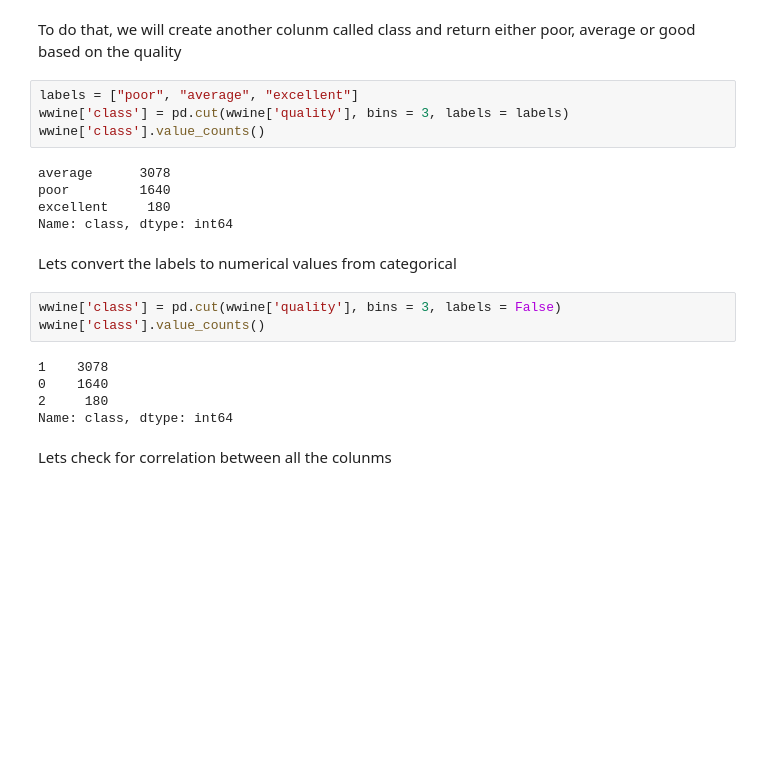
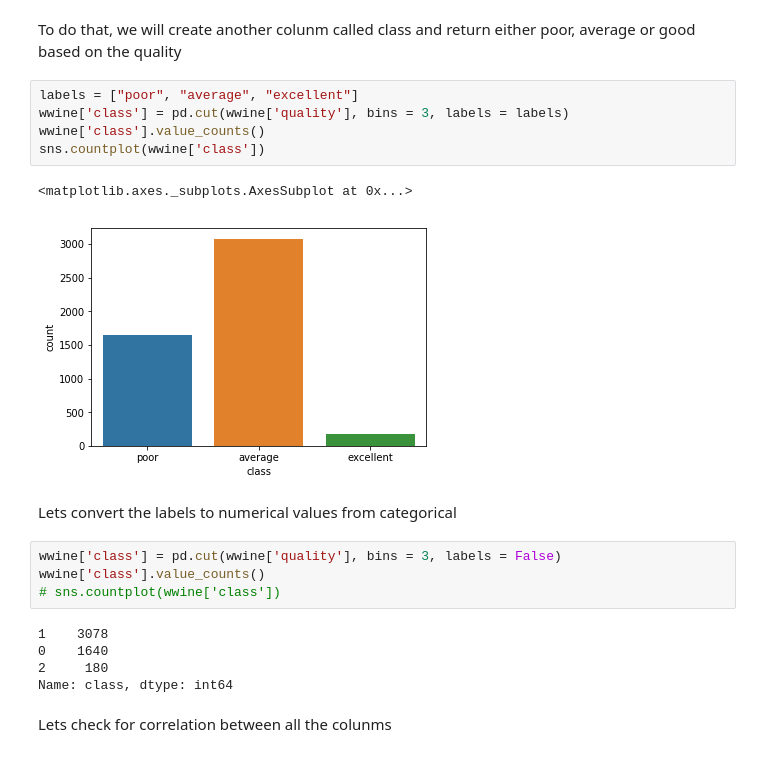
Before and after one commit to velitchko/machine-learning, a Jupyter notebook: assignment_2/White Wine Quality.ipynb, the cells around one changed output. Saved outputs shown, nothing was run; the diff lists cells and outputs as text; blank space fills up the shorter version.

```diff
--- a/assignment_2/White Wine Quality.ipynb
+++ b/assignment_2/White Wine Quality.ipynb
@@ -107,17 +107,17 @@ To do that, we will create another colunm called class and return either poor, a
 # %%
 labels = ["poor", "average", "excellent"]
 wwine['class'] = pd.cut(wwine['quality'], bins = 3, labels = labels)
 wwine['class'].value_counts()
+sns.countplot(wwine['class'])
 # %% [output]
-average      3078
-poor         1640
-excellent     180
-Name: class, dtype: int64
+<matplotlib.axes._subplots.AxesSubplot at 0x...>
+[figure, added]
 # %% [markdown]
 Lets convert the labels to numerical values from categorical
 # %%
 wwine['class'] = pd.cut(wwine['quality'], bins = 3, labels = False)
 wwine['class'].value_counts()
+# sns.countplot(wwine['class'])
 # %% [output]
 1    3078
 0    1640
```
Also changed, not shown: parts of 1 cell of this notebook, 5 other files.
